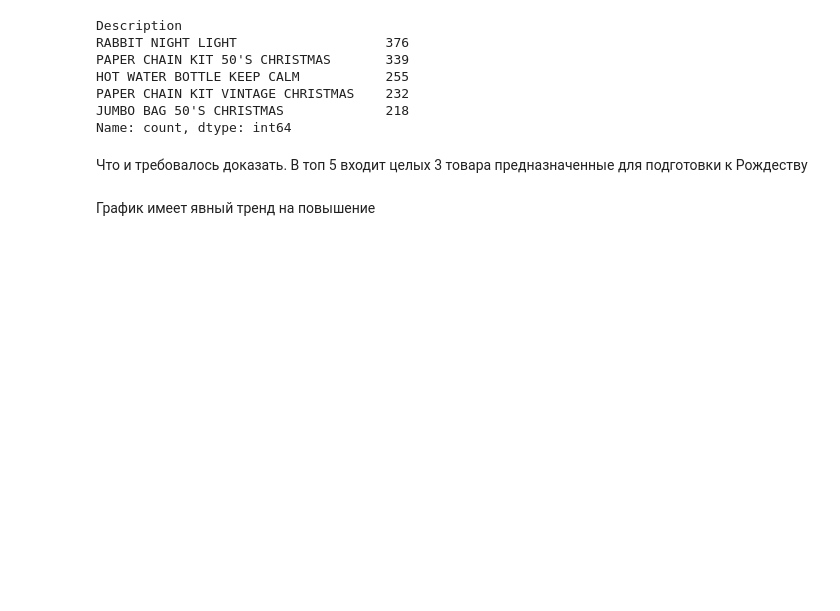
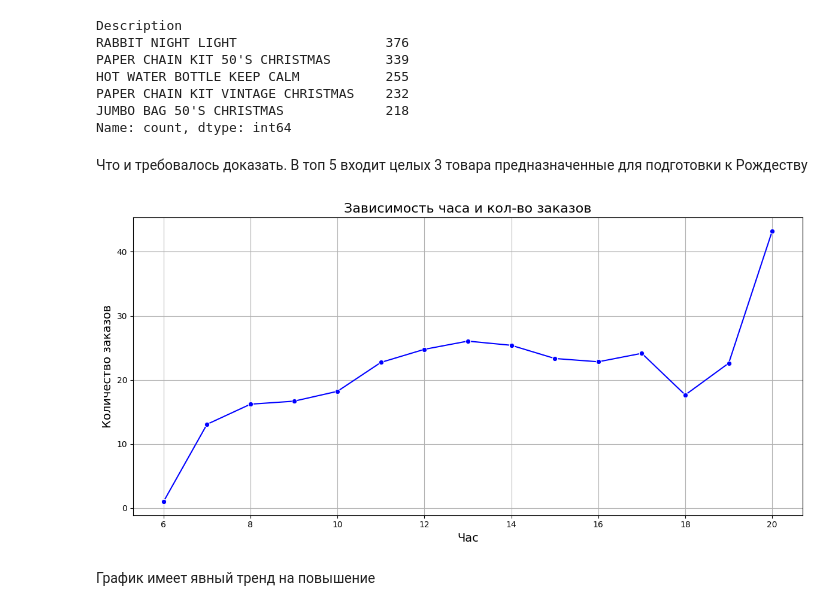
Before and after one commit to Bigilittle/CustomerSegmentation, a Jupyter notebook: ipynb/main.ipynb, the cells around one changed output. Saved outputs shown, nothing was run; the diff lists cells and outputs as text; code cells hidden in the pictures; blank space fills up the shorter version.

```diff
--- a/ipynb/main.ipynb
+++ b/ipynb/main.ipynb
@@ -378,22 +326,24 @@ Name: count, dtype: int64
 # %%
 data['hour'] = data['InvoiceDate'].dt.hour
 time_data = data.groupby(['InvoiceDate', 'hour']).size().reset_index(name='order_count')
 
 average_orders_per_hour = time_data.groupby('hour')['order_count'].mean().reset_index()
 
-fig = px.line(average_orders_per_hour,
-             x='hour',
-             y='order_count',
-             labels={'hour': 'Час',
-                     'order_count': 'Количество заказов'
-                     })
+plt.figure(figsize=(12, 6))
 
+# Линейный график для отображения зависимости количества заказов от часа
+sns.lineplot(data=average_orders_per_hour, x='hour', y='order_count', marker='o', color='b')
 
-fig.update_layout(
-    title='Зависимость часа и кол-во заказов',
-    title_x=0.5,
-    showlegend=False
-)
+plt.title('Зависимость часа и кол-во заказов', fontsize=16)
+plt.xlabel('Час', fontsize=14)
+plt.ylabel('Количество заказов', fontsize=14)
+plt.xticks(rotation=0)
+plt.grid()
+plt.tight_layout()
+
+plt.show()
+# %% [output]
+[figure, added]
 # %% [markdown]
 График имеет явный тренд на повышение
 # %% [markdown]
```
Also changed, not shown: parts of 25 cells of this notebook, 1 other file.
